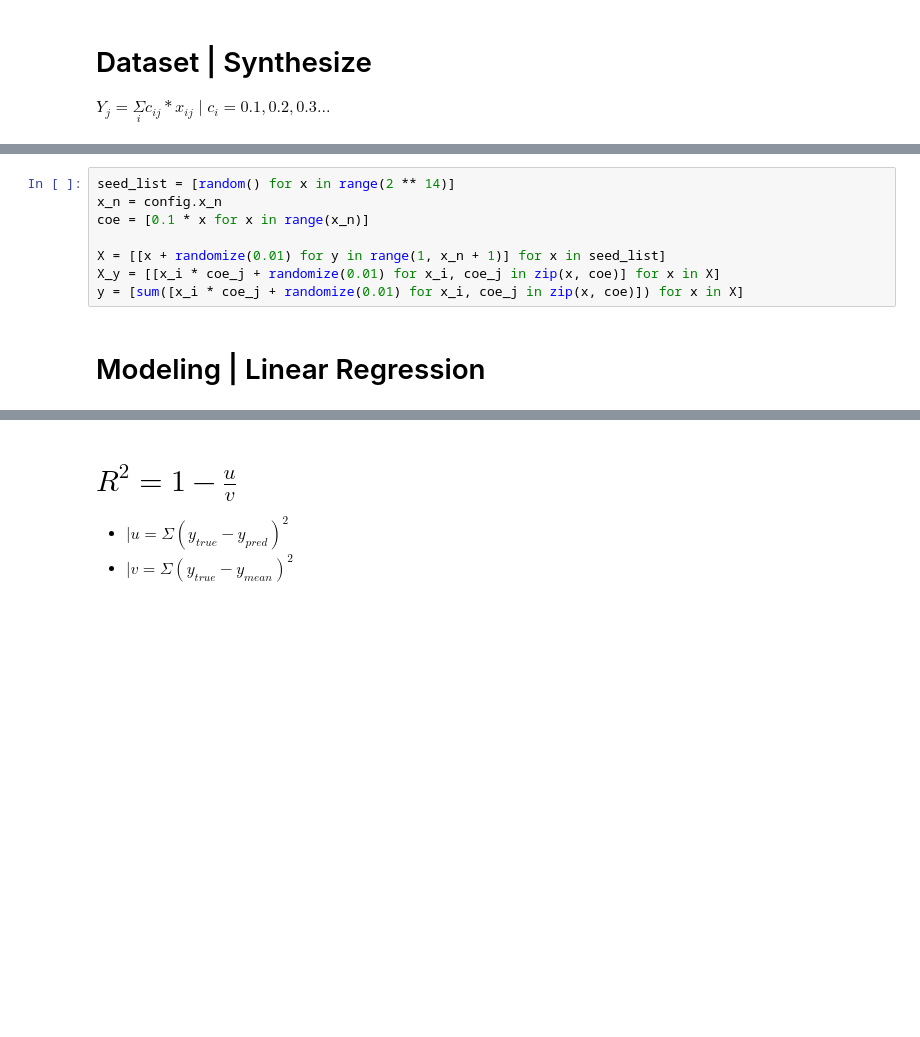
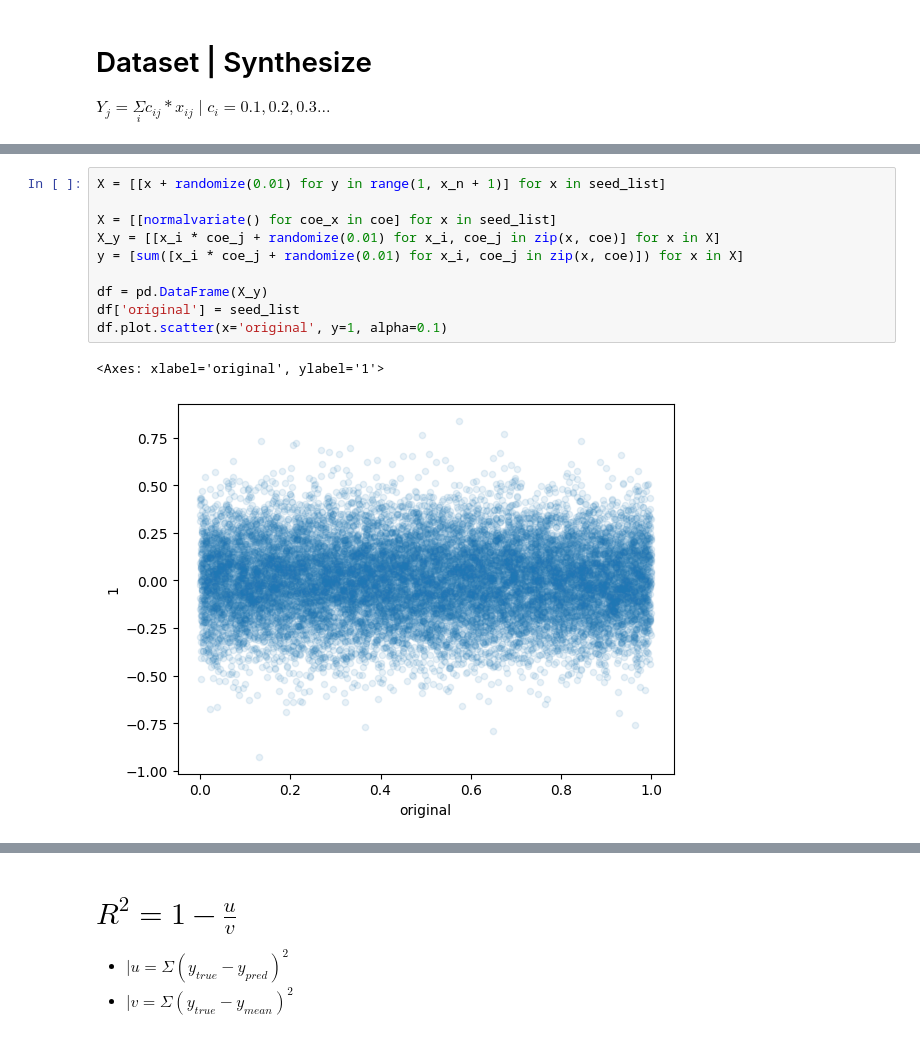
Before and after one commit to fermibot/python-projects, a Jupyter notebook: MachineLearning/MachineLearning_LinearRegressionTraditionalAndNN/MachineLearning_LinearRegressionTraditionalAndNN.ipynb, the cells around one changed output, grey strips where cells are left out. Saved outputs shown, nothing was run; the diff lists cells and outputs as text; blank space fills up the shorter version.

```diff
--- a/MachineLearning/MachineLearning_LinearRegressionTraditionalAndNN/MachineLearning_LinearRegressionTraditionalAndNN.ipynb
+++ b/MachineLearning/MachineLearning_LinearRegressionTraditionalAndNN/MachineLearning_LinearRegressionTraditionalAndNN.ipynb
@@ -61,10 +70,13 @@ $Y_j = \underset{i}{\Sigma} c_{ij}*x_{ij} \mid c_i = 0.1, 0.2, 0.3 ...$
 # %%
-seed_list = [random() for x in range(2 ** 14)]
-x_n = config.x_n
-coe = [0.1 * x for x in range(x_n)]
+X = [[x + randomize(0.01) for y in range(1, x_n + 1)] for x in seed_list]
 
-X = [[x + randomize(0.01) for y in range(1, x_n + 1)] for x in seed_list]
+X = [[normalvariate() for coe_x in coe] for x in seed_list]
 X_y = [[x_i * coe_j + randomize(0.01) for x_i, coe_j in zip(x, coe)] for x in X]
 y = [sum([x_i * coe_j + randomize(0.01) for x_i, coe_j in zip(x, coe)]) for x in X]
+
+df = pd.DataFrame(X_y)
+df['original'] = seed_list
+df.plot.scatter(x='original', y=1, alpha=0.1)
+# %% [output]
+<Axes: xlabel='original', ylabel='1'>
+[figure, added]
-# %% [markdown]
-# Modeling | Linear Regression
```
Also changed, not shown: parts of 11 cells of this notebook.
